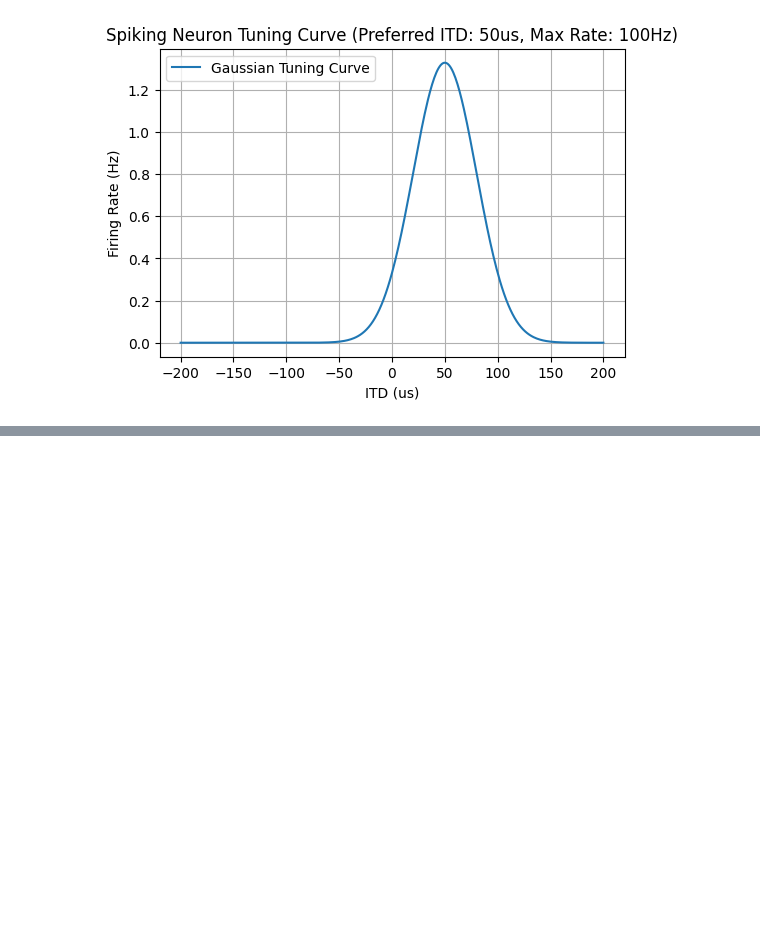
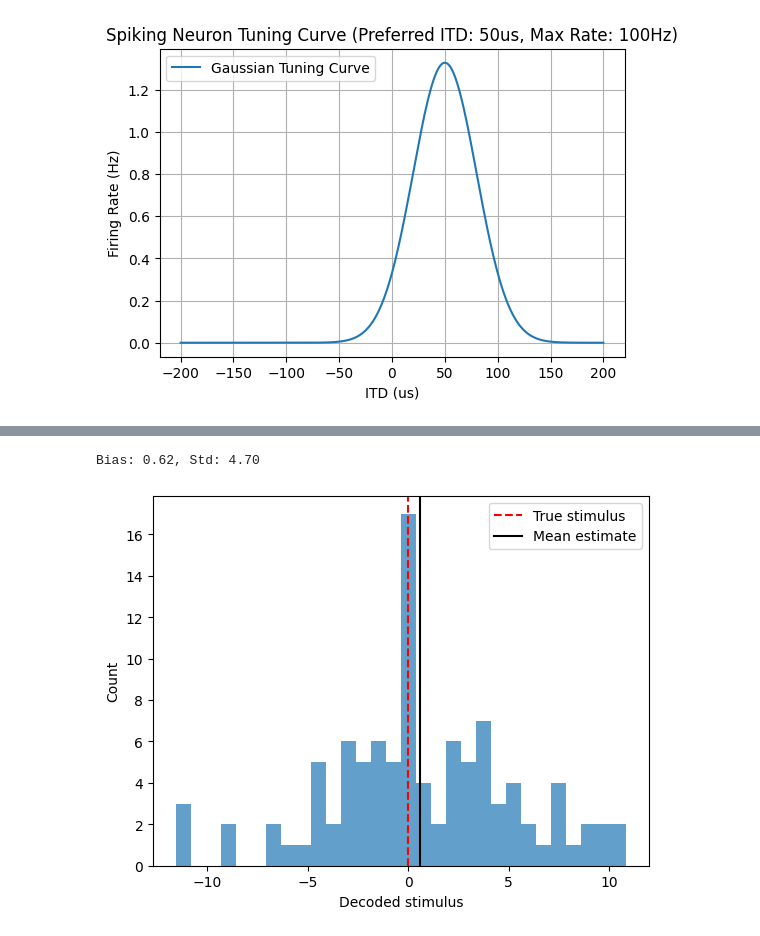
Before and after one commit to jmrfox/neurostatsmodels, a Jupyter notebook: notebooks/itd_information.ipynb, the cells around one changed output, grey strips where cells are left out. Drawn from its saved outputs; the diff is of its cells as text; code cells hidden in the pictures; blank space fills up the shorter version.

```diff
--- a/notebooks/itd_information.ipynb
+++ b/notebooks/itd_information.ipynb
@@ -87,0 +112,33 @@ IndexError: index 0 is out of bounds for axis 0 with size 0
+# %%
+import numpy as np
+import matplotlib.pyplot as plt
+from neurostatsmodels.populations import GaussianTunedPopulation
+
+# Create population
+pop = GaussianTunedPopulation(n_neurons=10, max_rate=50.0)
+pop.set_means_uniform(np.linspace(-200, 200, 100))
+pop.set_sigmas(50.0)
+
+# Generate spikes at true stimulus = 0
+true_stimulus = 0.0
+spikes = pop.generate_spikes(true_stimulus, duration=1.0, n_trials=100)
+
+# Decode each trial
+s_hat = pop.decode_mle(spikes, duration=1.0)
+
+# Analyze bias and spread
+bias = np.mean(s_hat) - true_stimulus
+std = np.std(s_hat)
+print(f"Bias: {bias:.2f}, Std: {std:.2f}")
+
+# Plot histogram
+plt.hist(s_hat, bins=30, alpha=0.7)
+plt.axvline(true_stimulus, color='r', linestyle='--', label='True stimulus')
+plt.axvline(np.mean(s_hat), color='k', linestyle='-', label='Mean estimate')
+plt.xlabel('Decoded stimulus')
+plt.ylabel('Count')
+plt.legend()
+plt.show()
+# %% [output]
+Bias: 0.62, Std: 4.70
+[figure, added]
```
Also changed, not shown: parts of 2 cells of this notebook, 9 other files.
